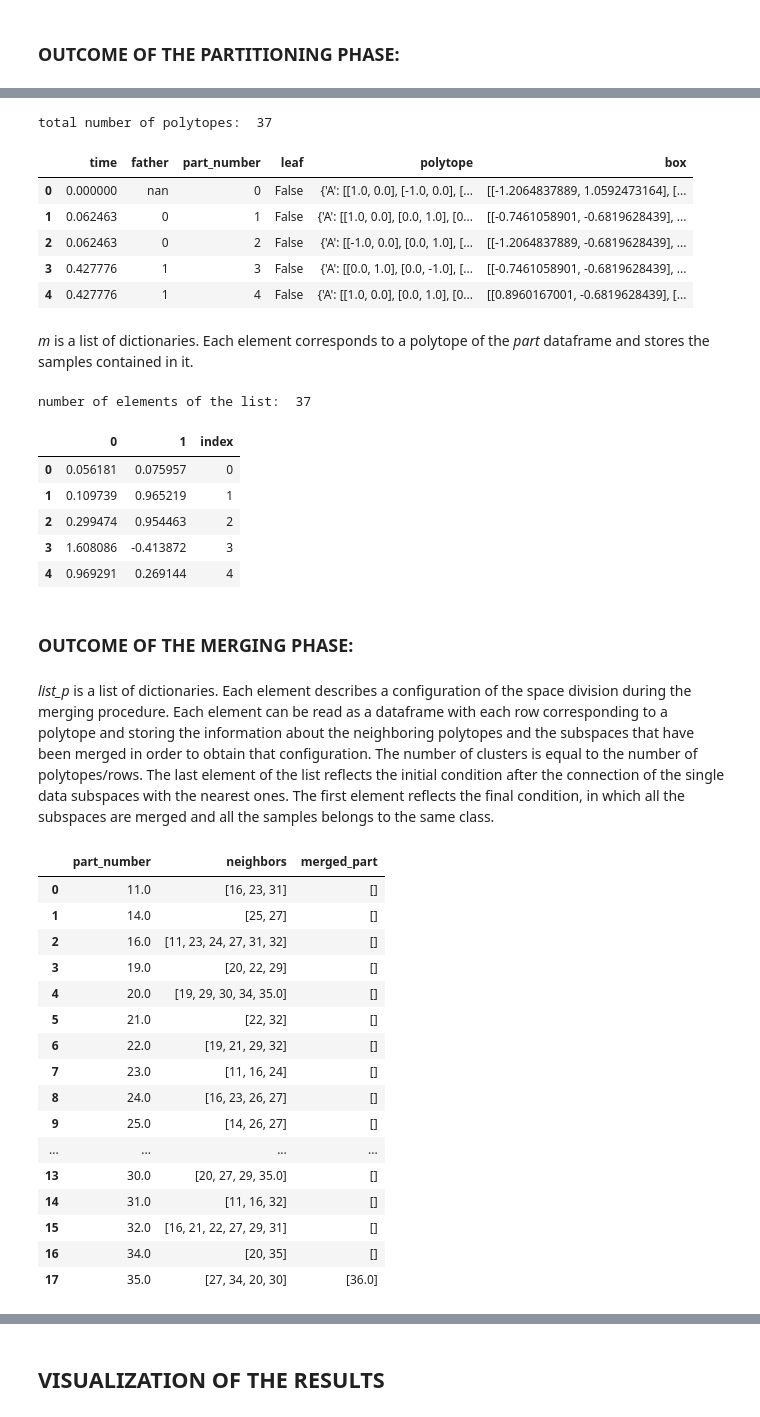
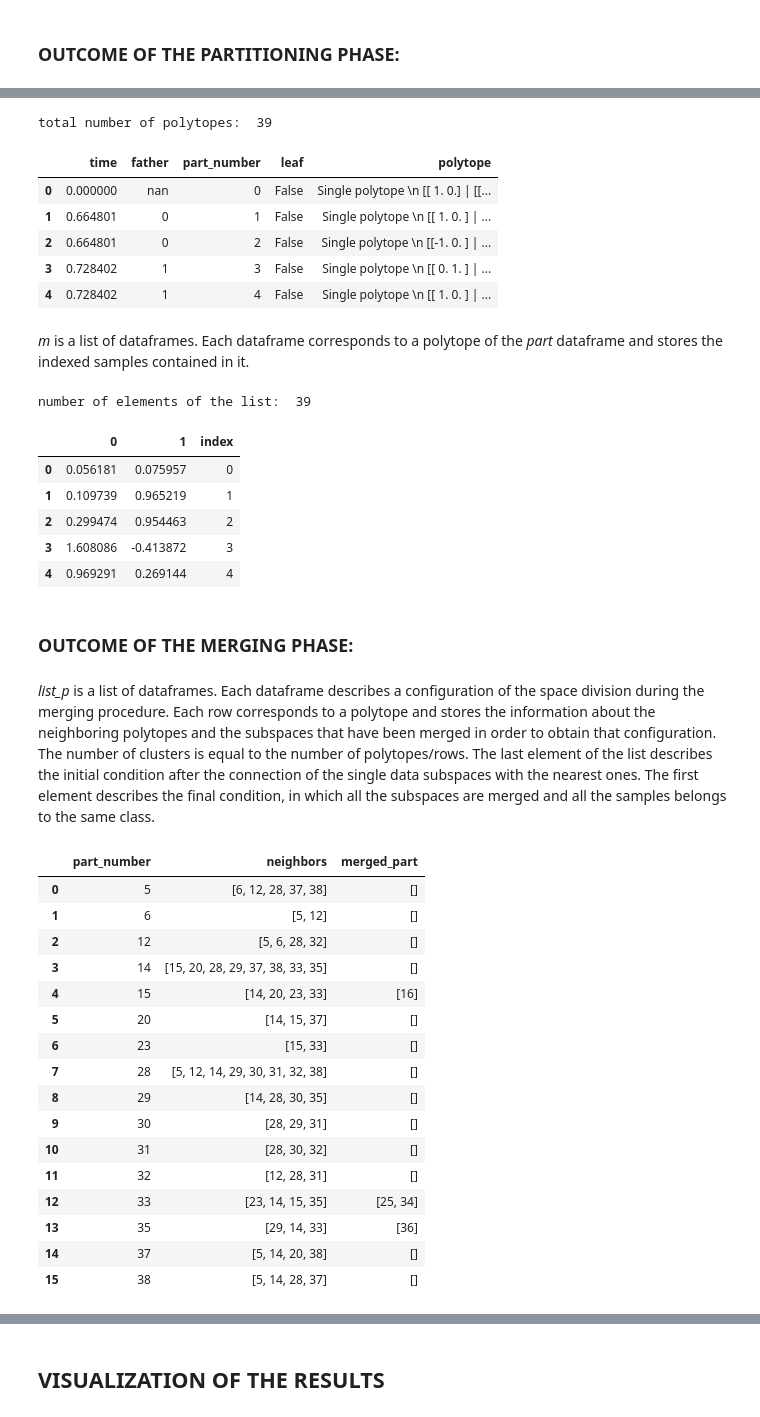
Before and after one commit to SilviaMariaMacri/Unsupervised-Mondrian-Forest, a Jupyter notebook: example/moons2D.ipynb, the cells around one changed output, grey strips where cells are left out. Cells and saved outputs as stored; diff of their text form; code cells hidden in the pictures.

```diff
--- a/example/moons2D.ipynb
+++ b/example/moons2D.ipynb
@@ -60,6 +83,6 @@ lifetime = 5
 exp = 5
 metric = 'min_corr'  # 'variance','centroid_diff','centroid_ratio','min'
 # %%
-Mondrian.mondrian_tree(namefile,X,t0,lifetime,exp,metric)
+part,m,list_p,list_m_leaf = Mondrian.mondrian_tree(X,t0,lifetime,exp,metric)
 # %% [output]
 PARTITIONING:
@@ -69,5 +92,3 @@ range of possible number of clusters: 1-18
-# %%
-part,m,list_p,list_m_leaf = Mondrian.read_tree(namefile)
 # %% [markdown]
 ### OUTCOME OF THE PARTITIONING PHASE:
 # %% [markdown]
@@ -76,20 +97,20 @@ part,m,list_p,list_m_leaf = Mondrian.read_tree(namefile)
 print('total number of polytopes: ',len(part))
 part.head()
 # %% [output]
-total number of polytopes:  37
+total number of polytopes:  39
-|  | time | father | part_number | leaf | polytope | box |
-| 0 | 0.000000 | nan | 0 | False | {'A': [[1.0, 0.0], [-1.0, 0.0], [... | [[-1.2064837889, 1.0592473164], [... |
-| 1 | 0.062463 | 0 | 1 | False | {'A': [[1.0, 0.0], [0.0, 1.0], [0... | [[-0.7461058901, -0.6819628439], ... |
-| 2 | 0.062463 | 0 | 2 | False | {'A': [[-1.0, 0.0], [0.0, 1.0], [... | [[-1.2064837889, -0.6819628439], ... |
-| 3 | 0.427776 | 1 | 3 | False | {'A': [[0.0, 1.0], [0.0, -1.0], [... | [[-0.7461058901, -0.6819628439], ... |
-| 4 | 0.427776 | 1 | 4 | False | {'A': [[1.0, 0.0], [0.0, 1.0], [0... | [[0.8960167001, -0.6819628439], [... |
+|  | time | father | part_number | leaf | polytope |
+| 0 | 0.000000 | nan | 0 | False | Single polytope \n [[ 1. 0.] | [[... |
+| 1 | 0.664801 | 0 | 1 | False | Single polytope \n [[ 1. 0. ] | ... |
+| 2 | 0.664801 | 0 | 2 | False | Single polytope \n [[-1. 0. ] | ... |
+| 3 | 0.728402 | 1 | 3 | False | Single polytope \n [[ 0. 1. ] | ... |
+| 4 | 0.728402 | 1 | 4 | False | Single polytope \n [[ 1. 0. ] | ... |
 # %% [markdown]
-*m* is a list of dictionaries. Each element corresponds to a polytope of the *part* dataframe and stores the samples contained in it.
+*m* is a list of dataframes. Each dataframe corresponds to a polytope of the *part* dataframe and stores the indexed samples contained in it.
 # %%
 print('number of elements of the list: ',len(m))
-pd.DataFrame(m[0]).head()
+m[0].head()
 # %% [output]
-number of elements of the list:  37
+number of elements of the list:  39
 |  | 0 | 1 | index |
 | 0 | 0.056181 | 0.075957 | 0 |
 | 1 | 0.109739 | 0.965219 | 1 |
@@ -99,28 +120,28 @@ number of elements of the list:  37
 # %% [markdown]
 ### OUTCOME OF THE MERGING PHASE:
 # %% [markdown]
-*list_p* is a list of dictionaries. Each element describes a configuration of the space division during the merging procedure. Each element can be read as a dataframe with each row corresponding to a polytope and storing the information about the neighboring polytopes and the subspaces that have been merged in order to obtain that configuration. The number of clusters is equal to the number of polytopes/rows.
-The last element of the list reflects the initial condition after the connection of the single data subspaces with the nearest ones. The first element reflects the final condition, in which all the subspaces are merged and all the samples belongs to the same class.
+*list_p* is a list of dataframes. Each dataframe describes a configuration of the space division during the merging procedure. Each row corresponds to a polytope and stores the information about the neighboring polytopes and the subspaces that have been merged in order to obtain that configuration. The number of clusters is equal to the number of polytopes/rows.
+The last element of the list describes the initial condition after the connection of the single data subspaces with the nearest ones. The first element describes the final condition, in which all the subspaces are merged and all the samples belongs to the same class.
 # %%
-#last element of the list: the subspaces number 13, 26, 28, 24 and 30 contain single samples and are already merged
-pd.DataFrame(list_p[-1])
+#last element of the list: the subspaces number 16, 25, 34 and 36 contain single samples and are already merged
+list_p[-1]
 # %% [output]
 |  | part_number | neighbors | merged_part |
-| 0 | 11.0 | [16, 23, 31] | [] |
-| 1 | 14.0 | [25, 27] | [] |
-| 2 | 16.0 | [11, 23, 24, 27, 31, 32] | [] |
-| 3 | 19.0 | [20, 22, 29] | [] |
-| 4 | 20.0 | [19, 29, 30, 34, 35.0] | [] |
-| 5 | 21.0 | [22, 32] | [] |
-| 6 | 22.0 | [19, 21, 29, 32] | [] |
-| 7 | 23.0 | [11, 16, 24] | [] |
-| 8 | 24.0 | [16, 23, 26, 27] | [] |
-| 9 | 25.0 | [14, 26, 27] | [] |
-| ... | ... | ... | ... |
-| 13 | 30.0 | [20, 27, 29, 35.0] | [] |
-| 14 | 31.0 | [11, 16, 32] | [] |
-| 15 | 32.0 | [16, 21, 22, 27, 29, 31] | [] |
-| 16 | 34.0 | [20, 35] | [] |
-| 17 | 35.0 | [27, 34, 20, 30] | [36.0] |
+| 0 | 5 | [6, 12, 28, 37, 38] | [] |
+| 1 | 6 | [5, 12] | [] |
+| 2 | 12 | [5, 6, 28, 32] | [] |
+| 3 | 14 | [15, 20, 28, 29, 37, 38, 33, 35] | [] |
+| 4 | 15 | [14, 20, 23, 33] | [16] |
+| 5 | 20 | [14, 15, 37] | [] |
+| 6 | 23 | [15, 33] | [] |
+| 7 | 28 | [5, 12, 14, 29, 30, 31, 32, 38] | [] |
+| 8 | 29 | [14, 28, 30, 35] | [] |
+| 9 | 30 | [28, 29, 31] | [] |
+| 10 | 31 | [28, 30, 32] | [] |
+| 11 | 32 | [12, 28, 31] | [] |
+| 12 | 33 | [23, 14, 15, 35] | [25, 34] |
+| 13 | 35 | [29, 14, 33] | [36] |
+| 14 | 37 | [5, 14, 20, 38] | [] |
+| 15 | 38 | [5, 14, 28, 37] | [] |
 # %%
 # first element of the list: all the subspaces are merged
```
Also changed, not shown: parts of 18 cells of this notebook, 33 other files.
